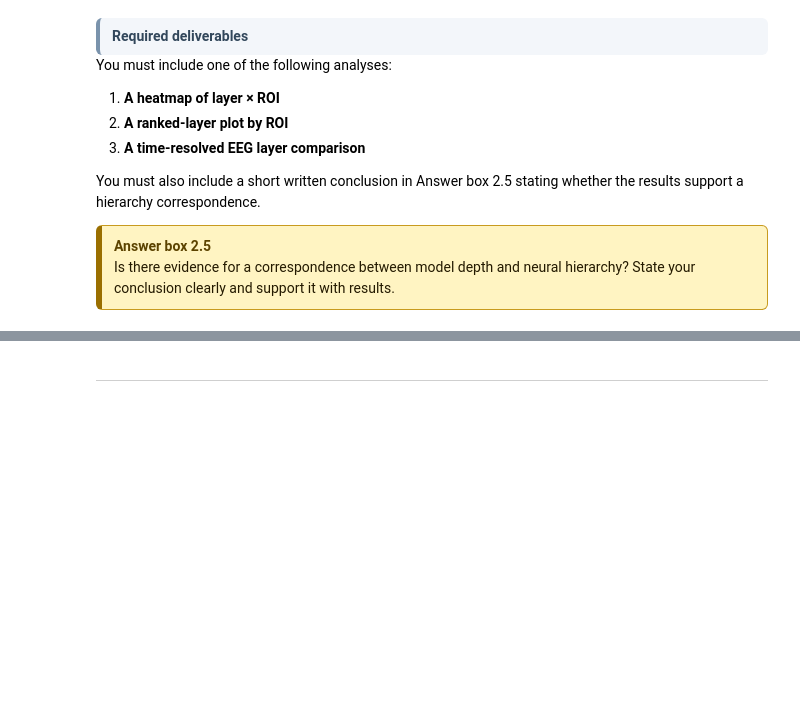
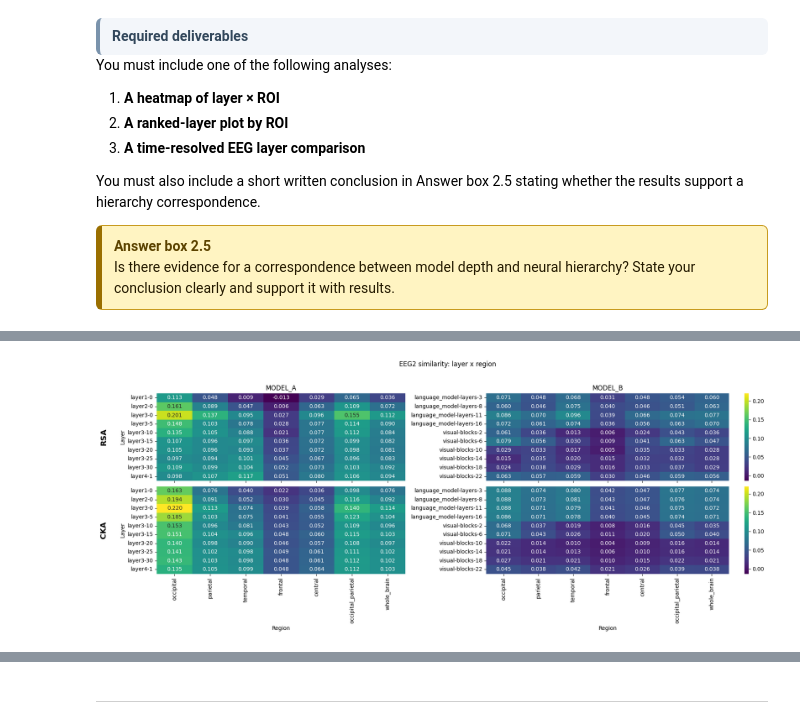
Before and after one commit to LyaoDzin/NX-414-brain-like-project, a Jupyter notebook: project/nx414_project_2026.ipynb, the cells around one changed output, grey strips where cells are left out. Saved outputs shown, nothing was run; the diff lists cells and outputs as text; code cells hidden in the pictures; blank space fills up the shorter version.

Commit message:
feat: add 2.6 all heatmaps layer x ROI

```diff
--- a/project/nx414_project_2026.ipynb
+++ b/project/nx414_project_2026.ipynb
@@ -1315,7 +1315,7 @@ def load_neural_response(dataset: str, subject: str, region: str, train_set: boo
 
 # Dataset subjects and regions hardcoded for ease, as taken from each dataset
 TVSD_subjects = ["monkeyF", "monkeyN"]
-TVSD_regions = ['IT', 'V4', 'V1']
+TVSD_regions = ['V1', 'V4', 'IT']
 
 EEG2_subjects = ['sub-01', 'sub-02', 'sub-03', 'sub-04', 'sub-05', 'sub-06', 'sub-07', 'sub-08',
                  'sub-09', 'sub-10']
@@ -3108,0 +3234,44 @@ Computing for V1d
+# %%
+save_path = "rsa_cka_eeg2_all_layers_rois_subjects_models_results"
+
+dataset = Dataset.EEG2
+layers_a = Model.MODEL_A.layers
+layers_b = Model.MODEL_B.layers
+subjects = dataset.subjects
+regions = dataset.regions
+subject_avg = False
+
+model_a_rsa = collections.defaultdict(dict)
+model_a_cka = collections.defaultdict(dict)
+model_b_rsa = collections.defaultdict(dict)
+model_b_cka = collections.defaultdict(dict)
+
+for layer_a, layer_b in zip(layers_a, layers_b):
+    print(f"Computing for {layer_a}, {layer_b}")
+    model_a_rsa[layer_a], model_a_cka[layer_a] = compute_similarity_across_regions(dataset, layer=layer_a, model=Model.MODEL_A, subjects=subjects, regions=regions, subject_avg=subject_avg, no_print=True)
+    model_b_rsa[layer_b], model_b_cka[layer_b] = compute_similarity_across_regions(dataset, layer=layer_b, model=Model.MODEL_B, subjects=subjects, regions=regions, subject_avg=subject_avg, no_print=True)
+
+# Create dataframe:
+df = build_similarity_results_dataframe(model_a_rsa, model_a_cka, model_b_rsa, model_b_cka, dataset)
+df.to_csv(save_path + ".csv", index=False)
+
+# EEG2 layer x region heatmaps from the similarity outputs
+# If we didn't average over subjects before, we will now
+
+mat_a_rsa = _to_matrix(model_a_rsa, layers_a, regions, subject_avg= not subject_avg)
+mat_a_cka = _to_matrix(model_a_cka, layers_a, regions, subject_avg= not subject_avg)
+mat_b_rsa = _to_matrix(model_b_rsa, layers_b, regions, subject_avg= not subject_avg)
+mat_b_cka = _to_matrix(model_b_cka, layers_b, regions, subject_avg= not subject_avg)
+
+plot_similarity_heatmaps_2x2(
+    mat_a_rsa=mat_a_rsa,
+    mat_a_cka=mat_a_cka,
+    mat_b_rsa=mat_b_rsa,
+    mat_b_cka=mat_b_cka,
+    dataset=dataset,
+    layer_a=layers_a,
+    layer_b=layers_b,
+    regions=regions,
+)
+# %% [output]
+[figure, added]
```
Also changed, not shown: parts of 5 cells of this notebook, 5 other files.
